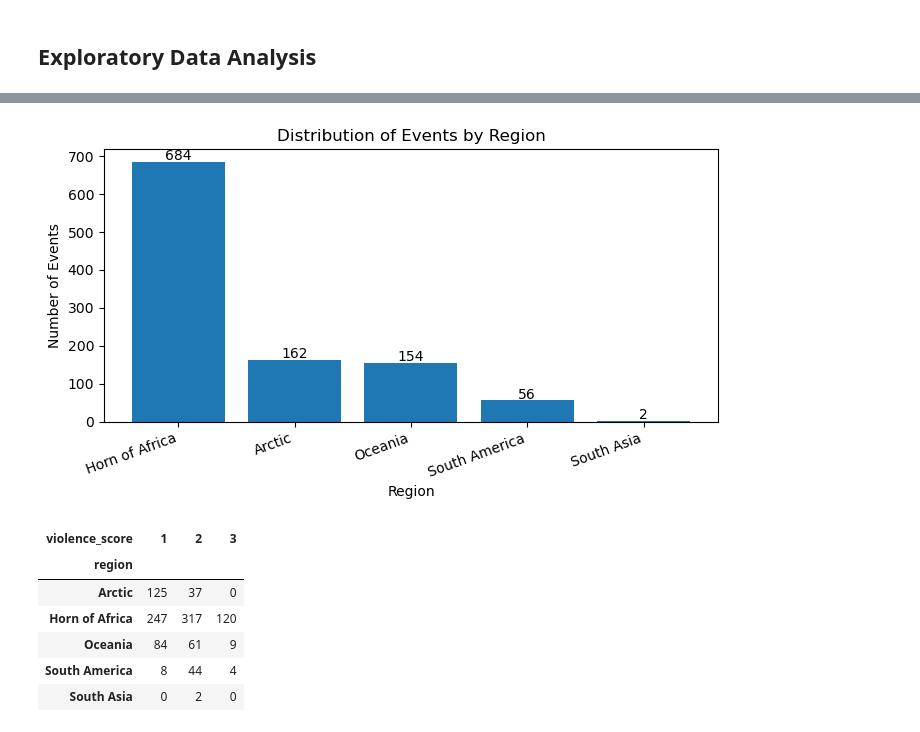
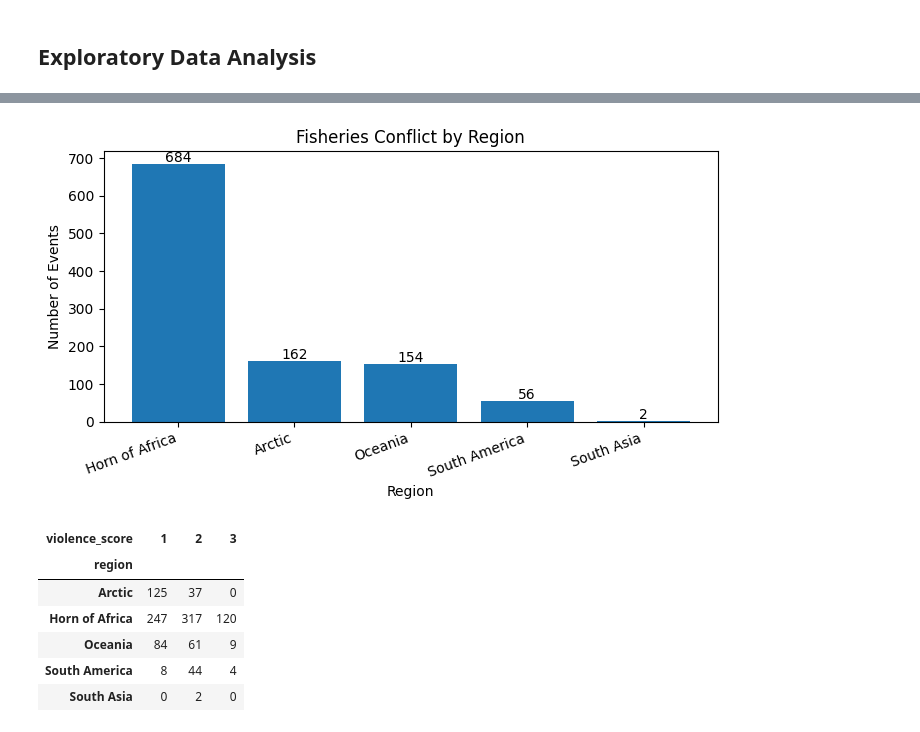
Before and after one commit to madwhe/WWF-Fisheries-Conflict-Analysis, a Jupyter notebook: NOAA_analysis/WWF_NOAA_analysis.ipynb, the cells around one changed output, grey strips where cells are left out. Cells and saved outputs as stored; diff of their text form; code cells hidden in the pictures.

```diff
--- a/NOAA_analysis/WWF_NOAA_analysis.ipynb
+++ b/NOAA_analysis/WWF_NOAA_analysis.ipynb
@@ -80,25 +56,25 @@ plt.show()
 # %%
 # Distribution of Regions
 region_counts = df["region"].value_counts()
 
 plt.figure(figsize=(7,4))
 plt.bar(
     region_counts.index,
     region_counts.values
 )
 
-plt.title("Distribution of Events by Region")
+plt.title("Fisheries Conflict by Region")
 plt.xlabel("Region")
 plt.ylabel("Number of Events")
 plt.xticks(rotation=20, ha="right")
 
 for i, count in enumerate(region_counts.values):
     plt.text(i, count + 5, str(count), ha="center")
 
 plt.tight_layout()
 plt.show()
 # %% [output]
-[figure, old version]
+[figure, new version]
 # %%
 # Count of violence_score by region
 pd.crosstab(df['region'], df['violence_score'])
```
Also changed, not shown: parts of 29 cells of this notebook, 5 other files.
